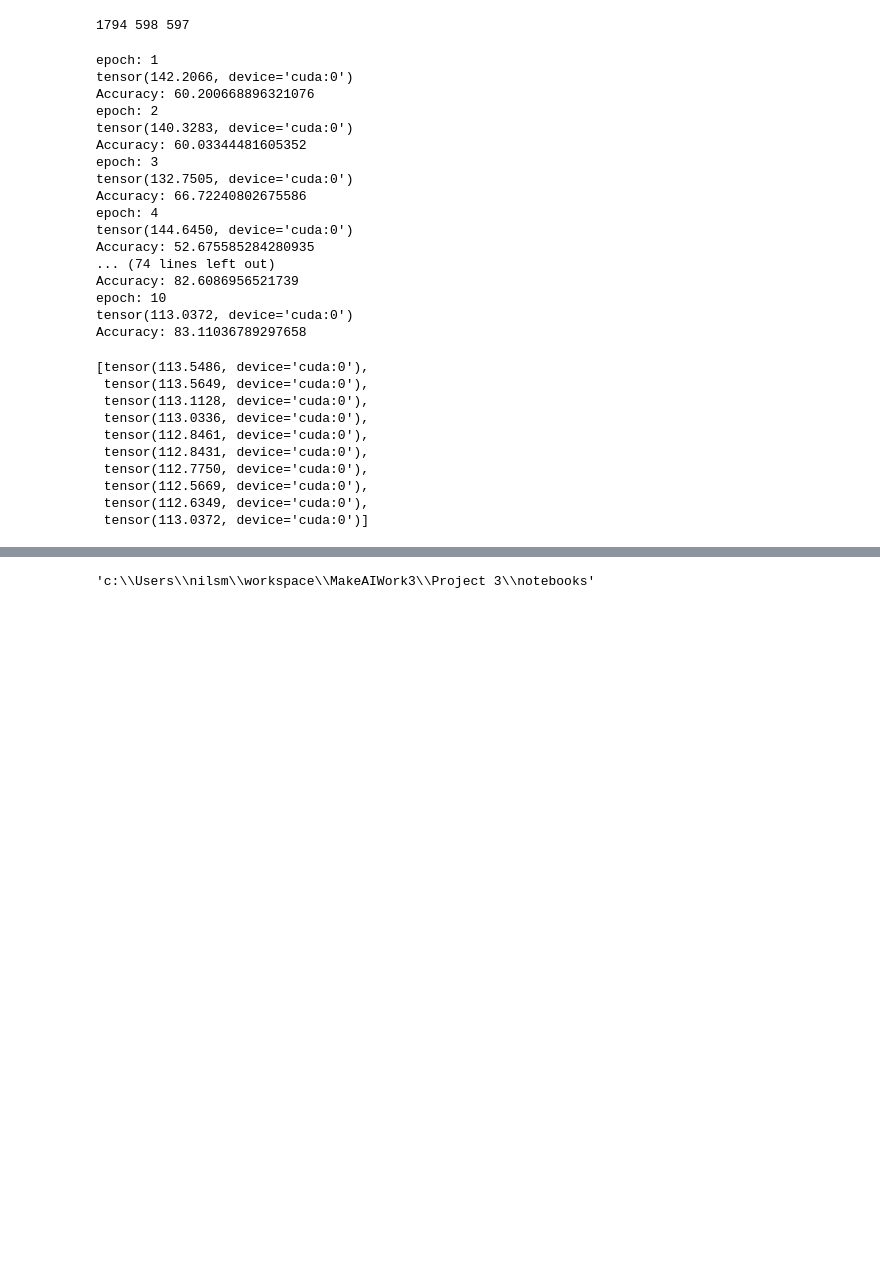
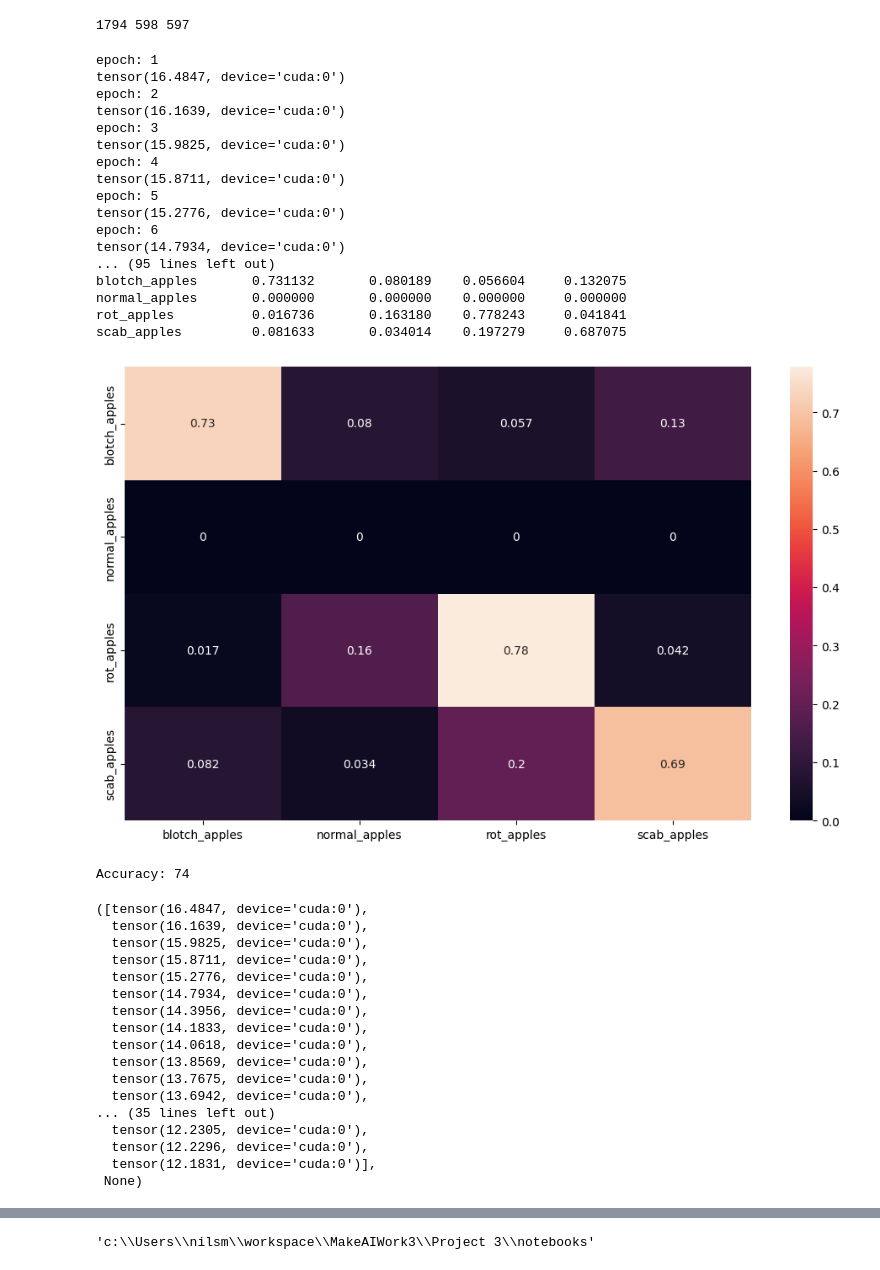
Before and after one commit to Nils1993/MakeAIWork3, a Jupyter notebook: Project 3/notebooks/practice_cnn.ipynb, the cells around one changed output, grey strips where cells are left out. Drawn from its saved outputs; the diff is of its cells as text; code cells hidden in the pictures; blank space fills up the shorter version.

```diff
--- a/Project 3/notebooks/practice_cnn.ipynb
+++ b/Project 3/notebooks/practice_cnn.ipynb
@@ -39,9 +44,9 @@ class DatasetAppels(Dataset):
     def __init__(self, img_folder_path, transform):
 
         image_folder = ImageFolder(img_folder_path, transform=transform)
-        len_classes = len(image_folder.class_to_idx)
+        print(image_folder.classes)
         self.images = [image[0] for image in image_folder]
-        self.labels = [torch.Tensor(self.labeler(image[1], len_classes)) for image in image_folder]
+        self.labels = image_folder.targets
         self.class_dict = image_folder.class_to_idx
 
     def labeler(self, label, len_classes):
@@ -53,6 +58,7 @@ class DatasetAppels(Dataset):
         return len(self.images)
 
     def __getitem__(self, idx):
+
         return [self.images[idx], self.labels[idx]]
 # %%
 dataset = DatasetAppels(dataset_path, T.ToTensor())
@@ -88,18 +111,18 @@ torch.FloatTensor
 # %%
 generator1 = torch.Generator().manual_seed(13)
 
-# create a train test split with 70% train, 30% test
+# create a train test split with 60% train, 20% test, 20% val. For later use
 train_dataset, test_dataset, val_dataset = random_split(dataset, [0.6, 0.2, 0.2], generator=generator1)
 
-# check length of train and test dataset
+# Print length of the splits to doublecheck.
 print(len(train_dataset), len(test_dataset), len(val_dataset))
 
-# create train and test dataloaders
-train_loader = DataLoader(train_dataset, batch_size=10, shuffle=True)
+# Create train, test and val dataloaders for later use.
+train_loader = DataLoader(train_dataset, batch_size=100, shuffle=True)
 
-test_loader = DataLoader(test_dataset, batch_size=5, shuffle=False)
+test_loader = DataLoader(test_dataset, batch_size=50, shuffle=False)
 
-val_loader = DataLoader(val_dataset, batch_size=5, shuffle=False)
+val_loader = DataLoader(val_dataset, batch_size=50, shuffle=False)
 # %% [output]
 1794 598 597
 # %%
@@ -251,38 +305,46 @@ class CNN(nn.Module):
 # %%
 # Loop over dataloader and push images and labels to device
 # dataset.images.to("cuda")
 # dataset.labels.to("cuda")
 
 net = CNN()
 
-net.fit(train_loader, val_loader, test_loader, lr = 0.00015, epochs=20)
-net.fit(train_loader, val_loader, test_loader, lr = 0.00003, epochs=10)
+net.fit(train_loader, val_loader, test_loader, lr = 0.00008, epochs=50)
 # %% [output]
 epoch: 1
-tensor(142.2066, device='cuda:0')
-Accuracy: 60.200668896321076
+tensor(16.4847, device='cuda:0')
 epoch: 2
-tensor(140.3283, device='cuda:0')
-Accuracy: 60.03344481605352
+tensor(16.1639, device='cuda:0')
 epoch: 3
-tensor(132.7505, device='cuda:0')
-Accuracy: 66.72240802675586
+tensor(15.9825, device='cuda:0')
 epoch: 4
-tensor(144.6450, device='cuda:0')
-Accuracy: 52.675585284280935
-... (74 lines left out)
-Accuracy: 82.6086956521739
-epoch: 10
-tensor(113.0372, device='cuda:0')
-Accuracy: 83.11036789297658
+tensor(15.8711, device='cuda:0')
+epoch: 5
+tensor(15.2776, device='cuda:0')
+epoch: 6
+tensor(14.7934, device='cuda:0')
+... (95 lines left out)
+blotch_apples       0.731132       0.080189    0.056604     0.132075
+normal_apples       0.000000       0.000000    0.000000     0.000000
+rot_apples          0.016736       0.163180    0.778243     0.041841
+scab_apples         0.081633       0.034014    0.197279     0.687075
+[figure, added]
-[tensor(113.5486, device='cuda:0'),
- tensor(113.5649, device='cuda:0'),
- tensor(113.1128, device='cuda:0'),
- tensor(113.0336, device='cuda:0'),
- tensor(112.8461, device='cuda:0'),
- tensor(112.8431, device='cuda:0'),
- tensor(112.7750, device='cuda:0'),
- tensor(112.5669, device='cuda:0'),
- tensor(112.6349, device='cuda:0'),
- tensor(113.0372, device='cuda:0')]
+Accuracy: 74
+([tensor(16.4847, device='cuda:0'),
+  tensor(16.1639, device='cuda:0'),
+  tensor(15.9825, device='cuda:0'),
+  tensor(15.8711, device='cuda:0'),
+  tensor(15.2776, device='cuda:0'),
+  tensor(14.7934, device='cuda:0'),
+  tensor(14.3956, device='cuda:0'),
+  tensor(14.1833, device='cuda:0'),
+  tensor(14.0618, device='cuda:0'),
+  tensor(13.8569, device='cuda:0'),
+  tensor(13.7675, device='cuda:0'),
+  tensor(13.6942, device='cuda:0'),
+... (35 lines left out)
+  tensor(12.2305, device='cuda:0'),
+  tensor(12.2296, device='cuda:0'),
+  tensor(12.1831, device='cuda:0')],
+ None)
 # %%
```
Also changed, not shown: parts of 10 cells of this notebook, 1 other file.
